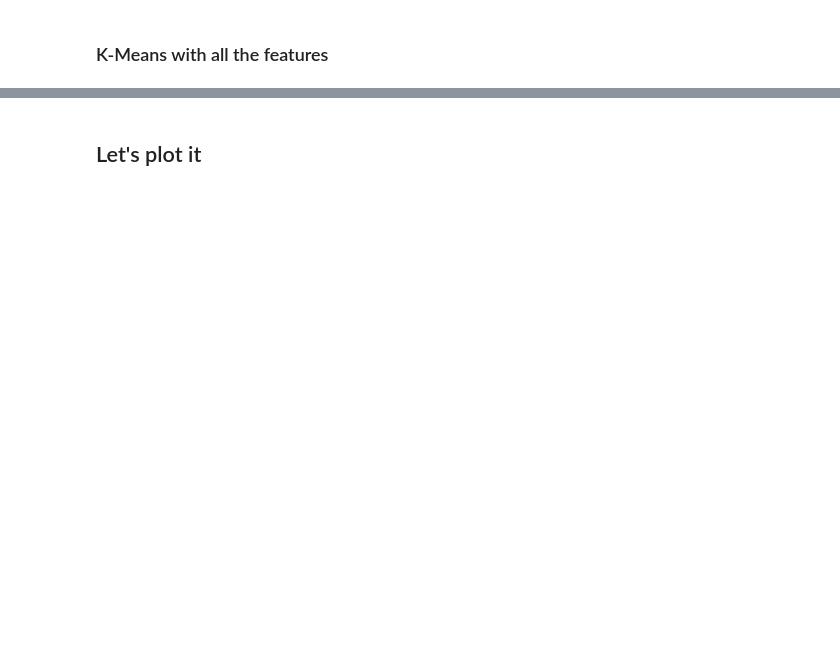
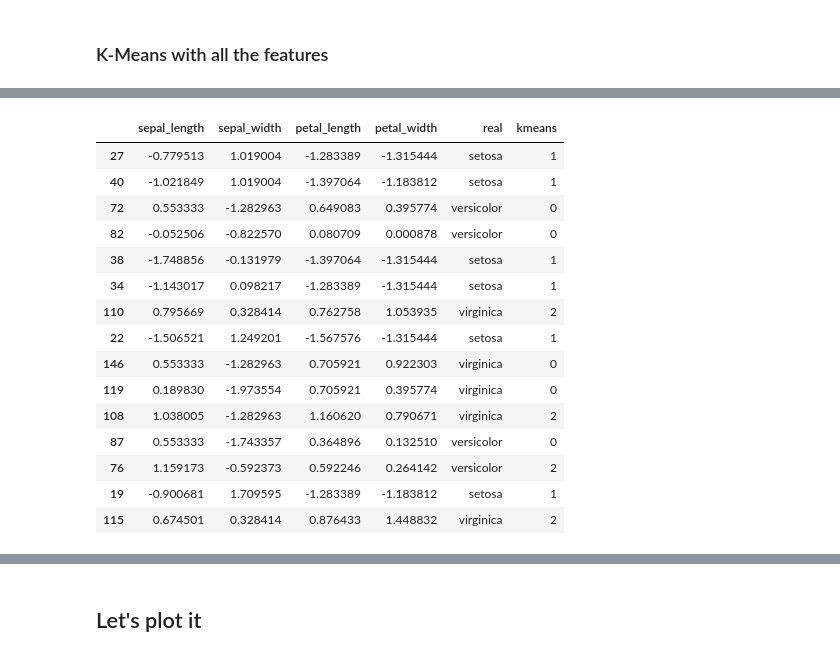
Before and after one commit to VeniceHartwell/lectures, a Jupyter notebook: week-8/03 - Intro_unsupervised.ipynb, the cells around one changed output, grey strips where cells are left out. Saved outputs shown, nothing was run; the diff lists cells and outputs as text; code cells hidden in the pictures; blank space fills up the shorter version.

```diff
--- a/week-8/03 - Intro_unsupervised.ipynb
+++ b/week-8/03 - Intro_unsupervised.ipynb
@@ -181,7 +270,24 @@ y_four = km2.predict(df_scaler)
 df_scaler["real"] = iris.species
 df_scaler["kmeans"] = y_four
 # %%
-df_scaler.head()
+df_scaler.sample(15)
+# %% [output]
+|  | sepal_length | sepal_width | petal_length | petal_width | real | kmeans |
+| 27 | -0.779513 | 1.019004 | -1.283389 | -1.315444 | setosa | 1 |
+| 40 | -1.021849 | 1.019004 | -1.397064 | -1.183812 | setosa | 1 |
+| 72 | 0.553333 | -1.282963 | 0.649083 | 0.395774 | versicolor | 0 |
+| 82 | -0.052506 | -0.822570 | 0.080709 | 0.000878 | versicolor | 0 |
+| 38 | -1.748856 | -0.131979 | -1.397064 | -1.315444 | setosa | 1 |
+| 34 | -1.143017 | 0.098217 | -1.283389 | -1.315444 | setosa | 1 |
+| 110 | 0.795669 | 0.328414 | 0.762758 | 1.053935 | virginica | 2 |
+| 22 | -1.506521 | 1.249201 | -1.567576 | -1.315444 | setosa | 1 |
+| 146 | 0.553333 | -1.282963 | 0.705921 | 0.922303 | virginica | 0 |
+| 119 | 0.189830 | -1.973554 | 0.705921 | 0.395774 | virginica | 0 |
+| 108 | 1.038005 | -1.282963 | 1.160620 | 0.790671 | virginica | 2 |
+| 87 | 0.553333 | -1.743357 | 0.364896 | 0.132510 | versicolor | 0 |
+| 76 | 1.159173 | -0.592373 | 0.592246 | 0.264142 | versicolor | 2 |
+| 19 | -0.900681 | 1.709595 | -1.283389 | -1.183812 | setosa | 1 |
+| 115 | 0.674501 | 0.328414 | 0.876433 | 1.448832 | virginica | 2 |
 # %%
 cross2 = pd.crosstab(df_scaler.kmeans, df_scaler.real)
 cross2
```
Also changed, not shown: parts of 39 cells of this notebook.
